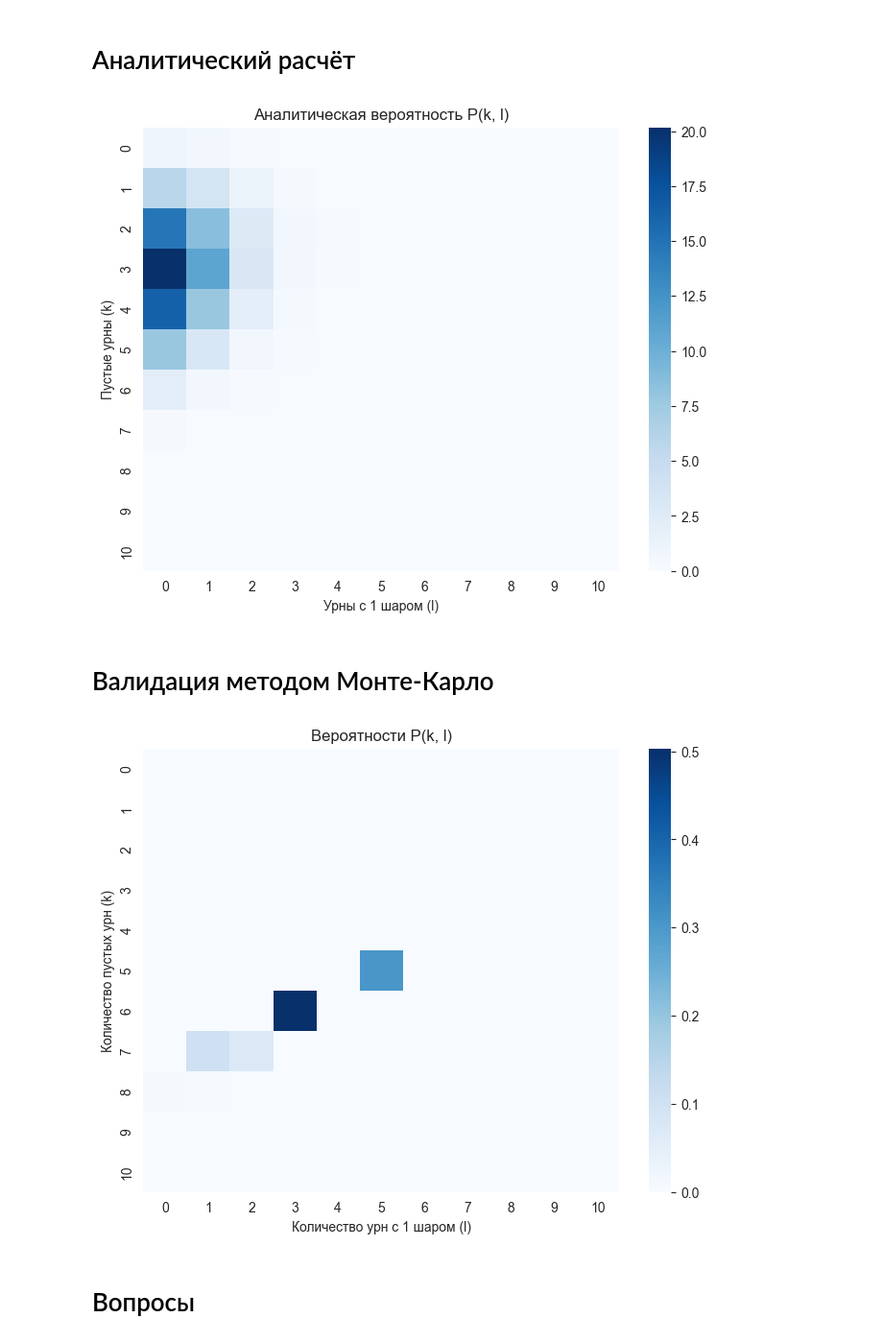
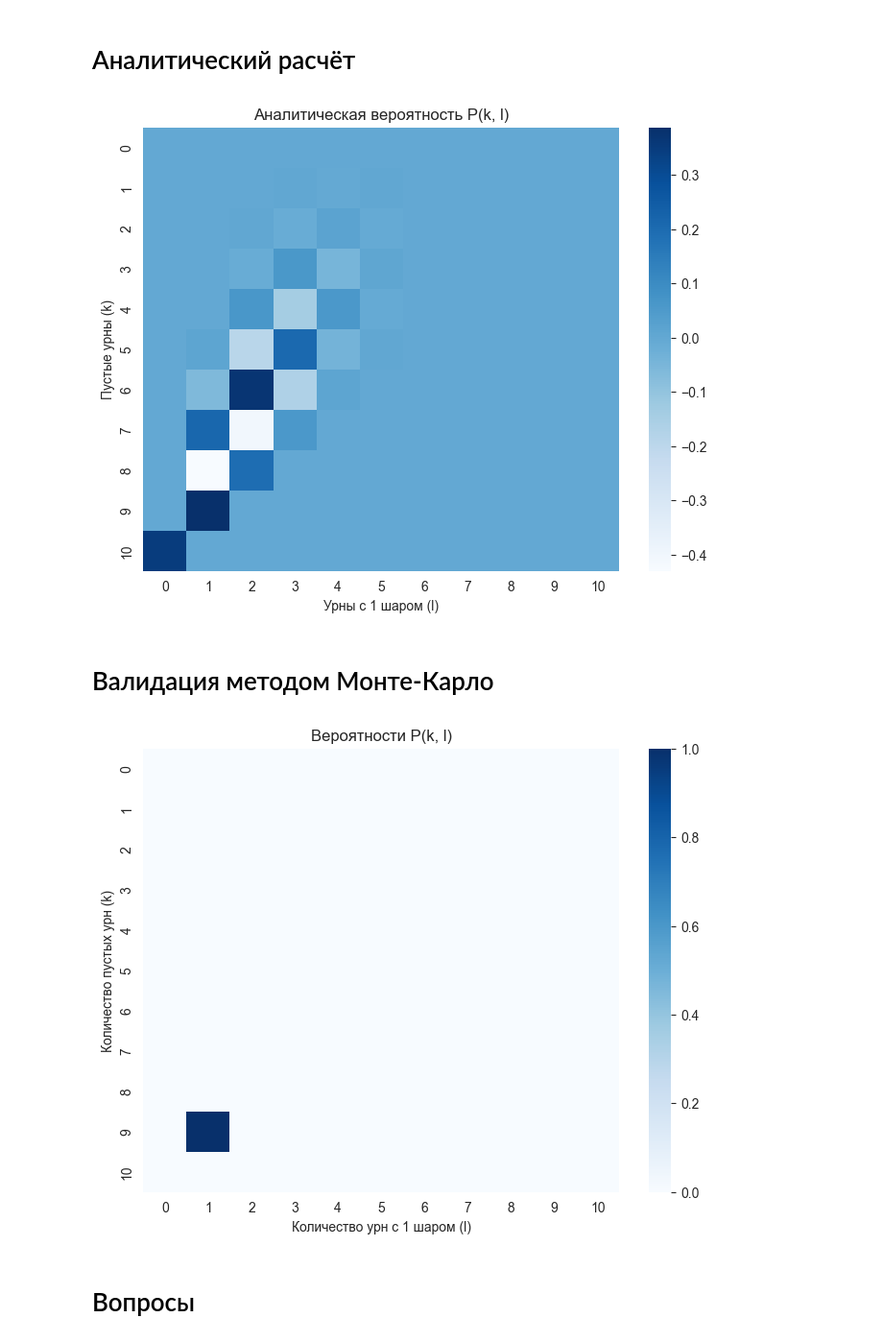
Before and after one commit to VilmenAbramian/analitica, a Jupyter notebook: experiments.ipynb, the cells around one changed output. Shown at 96% size. Drawn from its saved outputs; the diff is of its cells as text; code cells hidden in the pictures.

```diff
--- a/experiments.ipynb
+++ b/experiments.ipynb
@@ -14,7 +13,7 @@ from analitica import analit_probs_k_l
 from monte_carlo import probs_k_l
 # %%
 URNS_NUMBER = 10
-BALLS_NUMBER = 5
+BALLS_NUMBER = 1
 
 NUM_TRIALS = 10_000
 # %% [markdown]
@@ -44,22 +43,22 @@ plt.ylabel("Пустые урны (k)")
 plt.title("Аналитическая вероятность P(k, l)")
 plt.show()
 # %% [output]
-[figure, old version]
+[figure, new version]
 # %% [markdown]
 # Валидация методом Монте-Карло
 # %%
 num_trials = 100_000  # Количество экспериментов
 results = probs_k_l(NUM_TRIALS, BALLS_NUMBER, URNS_NUMBER)
 
 plt.figure(figsize=(8, 6))
-sns.heatmap(results, fmt=".3f", cmap="Blues", xticklabels=range(URNS_NUMBER + 1),
+sns.heatmap(results, annot=False,  fmt=".3f", cmap="Blues", xticklabels=range(URNS_NUMBER + 1),
             yticklabels=range(URNS_NUMBER + 1))
 plt.xlabel("Количество урн с 1 шаром (l)")
 plt.ylabel("Количество пустых урн (k)")
 plt.title("Вероятности P(k, l)")
 plt.show()
 # %% [output]
-[figure, old version]
+[figure, new version]
 # %% [markdown]
 # Вопросы
 # %% [markdown]
```
Also changed, not shown: parts of 1 cell of this notebook, 1 other file.
